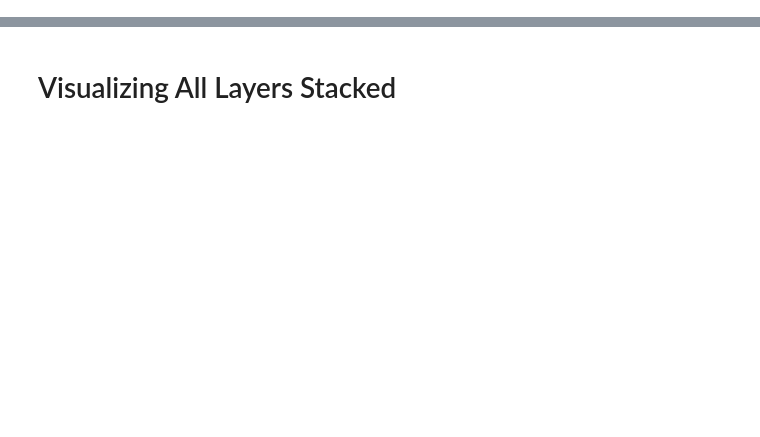
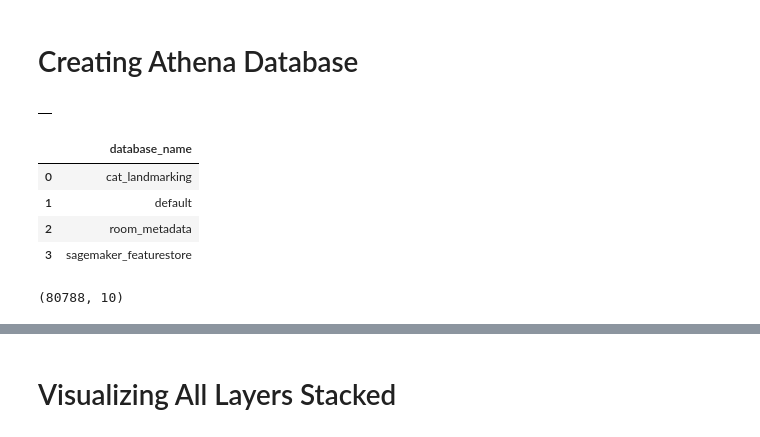
Before and after one commit to shaun-friedman/Generative-Interior-Synthesis, a Jupyter notebook: 3_EDA.ipynb, the cells around one changed output, grey strips where cells are left out. Saved outputs shown, nothing was run; the diff lists cells and outputs as text; code cells hidden in the pictures; blank space fills up the shorter version.

```diff
--- a/3_EDA.ipynb
+++ b/3_EDA.ipynb
@@ -38,0 +20,2 @@ test_file[4]
+# %% [markdown]
+# Creating Athena Database
@@ -38,0 +30,28 @@ test_file[4]
+# %%
+database_name = "room_metadata"
+raw_dicts_table = "raw_dicts"
+s3_project_prefix = f"s3://{default_bucket}/{s3_project_root}"
+
+s3_staging_dir = f"{s3_project_prefix}/athena/staging/"
+
+engine = create_engine(
+    f"awsathena+rest://@athena.{region}.amazonaws.com:443/"
+    f"{database_name}"
+    f"?s3_staging_dir={s3_staging_dir}"
+)
+# %%
+# Create database
+statement = f"CREATE DATABASE IF NOT EXISTS {database_name}"
+pd.read_sql(statement, engine)
+# %% [output]
+|  |
+# %%
+# Verifying database creation
+statement = "SHOW DATABASES"
+pd.read_sql(statement, engine)
+# %% [output]
+|  | database_name |
+| 0 | cat_landmarking |
+| 1 | default |
+| 2 | room_metadata |
+| 3 | sagemaker_featurestore |
@@ -38,0 +62,5 @@ test_file[4]
+# %%
+metadata_df = pd.read_parquet("metadata.parquet")
+metadata_df.shape
+# %% [output]
+(80788, 10)
```
Also changed, not shown: parts of 19 cells of this notebook.
